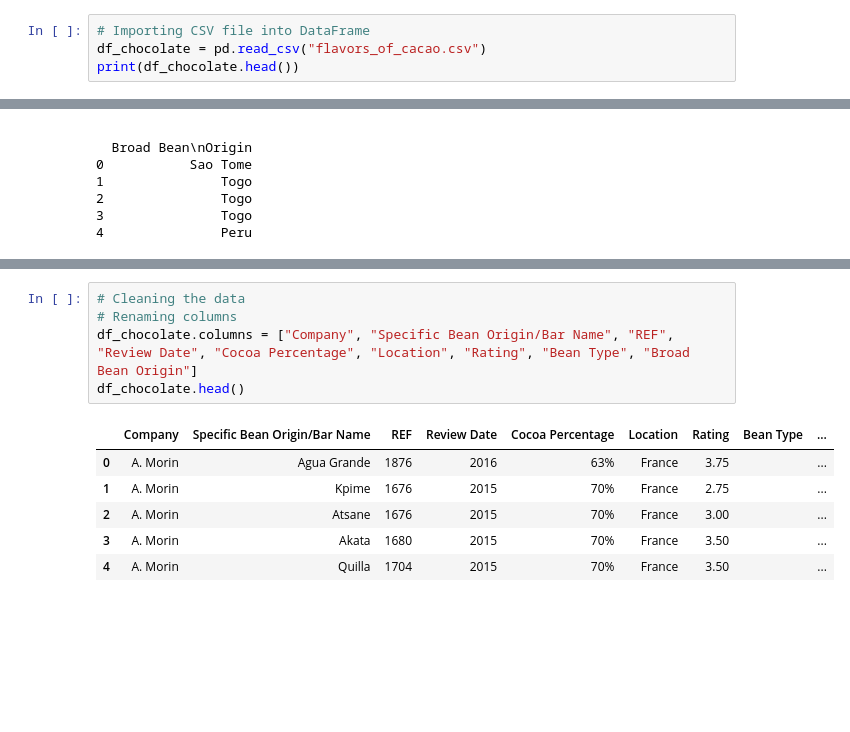
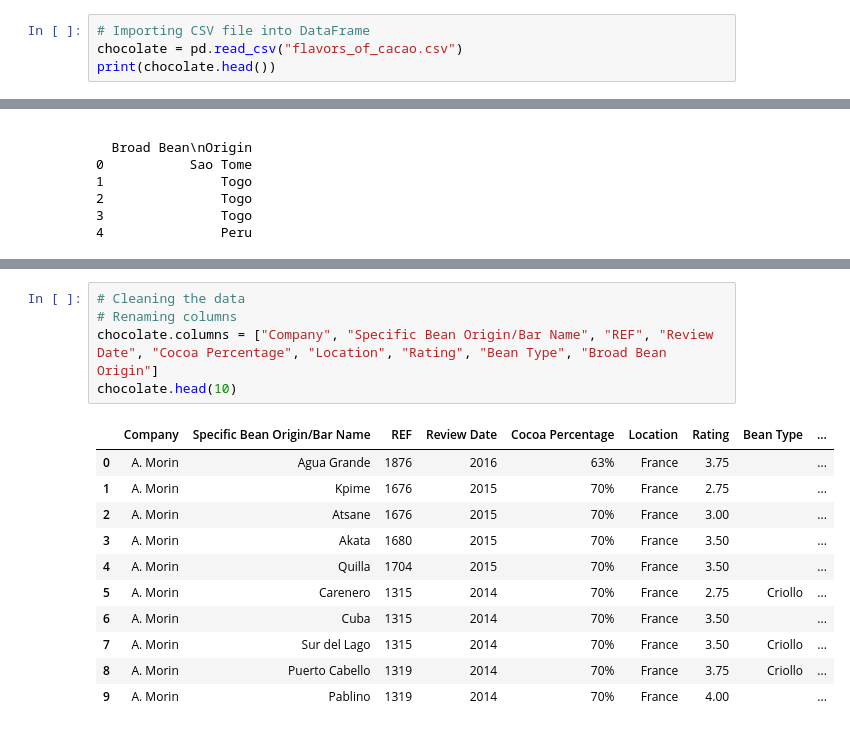
Before and after one commit to klaralynch/MyProject, a Jupyter notebook: First.ipynb, the cells around one changed output, grey strips where cells are left out. Cells and saved outputs as stored; diff of their text form; blank space fills up the shorter version.

```diff
--- a/First.ipynb
+++ b/First.ipynb
@@ -6,7 +7,7 @@ import numpy as np
 # %%
 # Importing CSV file into DataFrame
-df_chocolate = pd.read_csv("flavors_of_cacao.csv")
-print(df_chocolate.head())
+chocolate = pd.read_csv("flavors_of_cacao.csv")
+print(chocolate.head())
 # %% [output]
   Company \n(Maker-if known) Specific Bean Origin\nor Bar Name   REF  \
 0                   A. Morin                       Agua Grande  1876
@@ -31,12 +59,17 @@ print(df_chocolate.head())
 # %%
 # Cleaning the data
 # Renaming columns
-df_chocolate.columns = ["Company", "Specific Bean Origin/Bar Name", "REF", "Review Date", "Cocoa Percentage", "Location", "Rating", "Bean Type", "Broad Bean Origin"]
-df_chocolate.head()
+chocolate.columns = ["Company", "Specific Bean Origin/Bar Name", "REF", "Review Date", "Cocoa Percentage", "Location", "Rating", "Bean Type", "Broad Bean Origin"]
+chocolate.head(10)
 # %% [output]
 |  | Company | Specific Bean Origin/Bar Name | REF | Review Date | Cocoa Percentage | Location | Rating | Bean Type | ... |
 | 0 | A. Morin | Agua Grande | 1876 | 2016 | 63% | France | 3.75 |  | ... |
 | 1 | A. Morin | Kpime | 1676 | 2015 | 70% | France | 2.75 |  | ... |
 | 2 | A. Morin | Atsane | 1676 | 2015 | 70% | France | 3.00 |  | ... |
 | 3 | A. Morin | Akata | 1680 | 2015 | 70% | France | 3.50 |  | ... |
 | 4 | A. Morin | Quilla | 1704 | 2015 | 70% | France | 3.50 |  | ... |
+| 5 | A. Morin | Carenero | 1315 | 2014 | 70% | France | 2.75 | Criollo | ... |
+| 6 | A. Morin | Cuba | 1315 | 2014 | 70% | France | 3.50 |  | ... |
+| 7 | A. Morin | Sur del Lago | 1315 | 2014 | 70% | France | 3.50 | Criollo | ... |
+| 8 | A. Morin | Puerto Cabello | 1319 | 2014 | 70% | France | 3.75 | Criollo | ... |
+| 9 | A. Morin | Pablino | 1319 | 2014 | 70% | France | 4.00 |  | ... |
```
Also changed, not shown: parts of 50 cells of this notebook.
